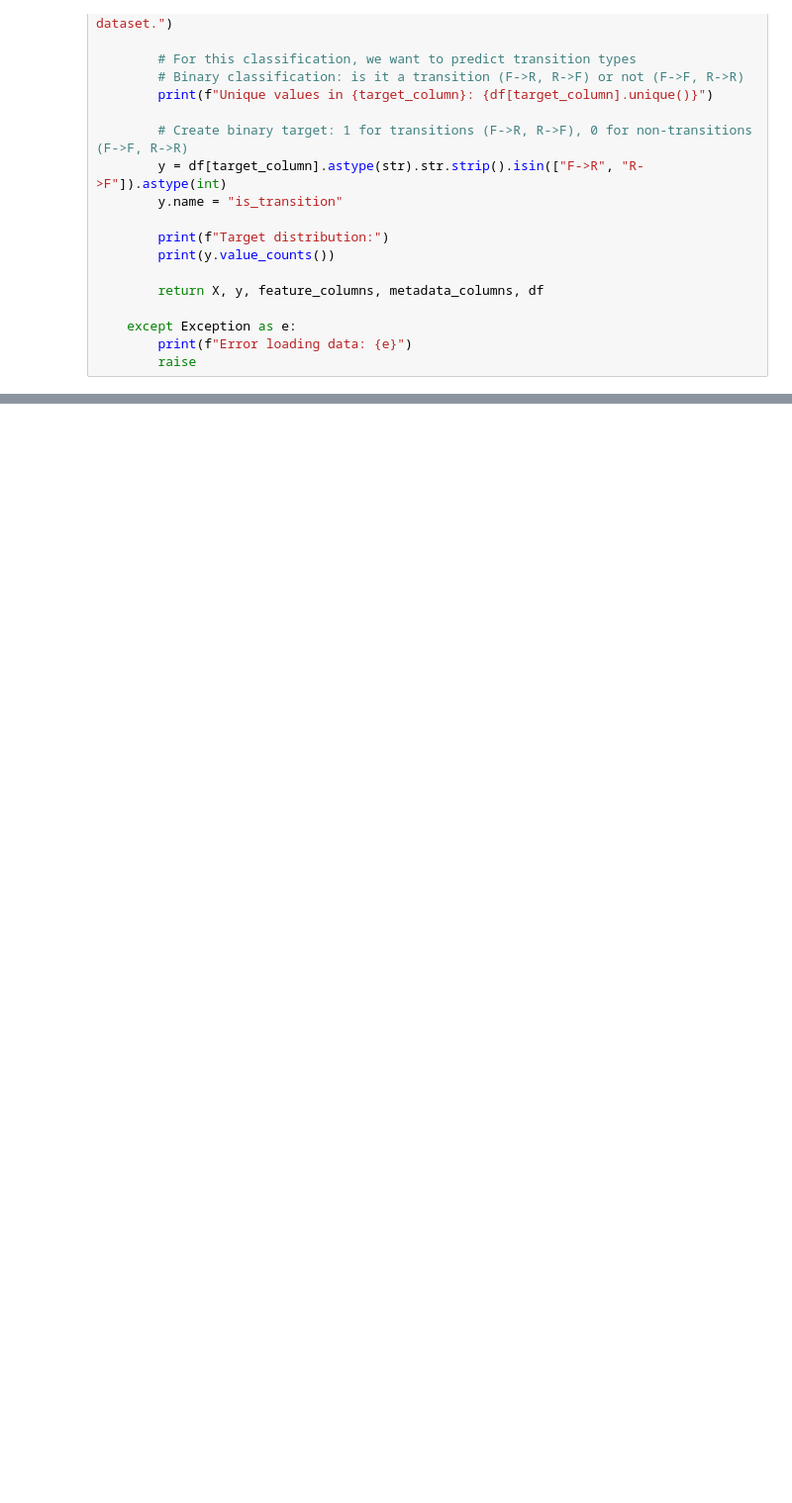
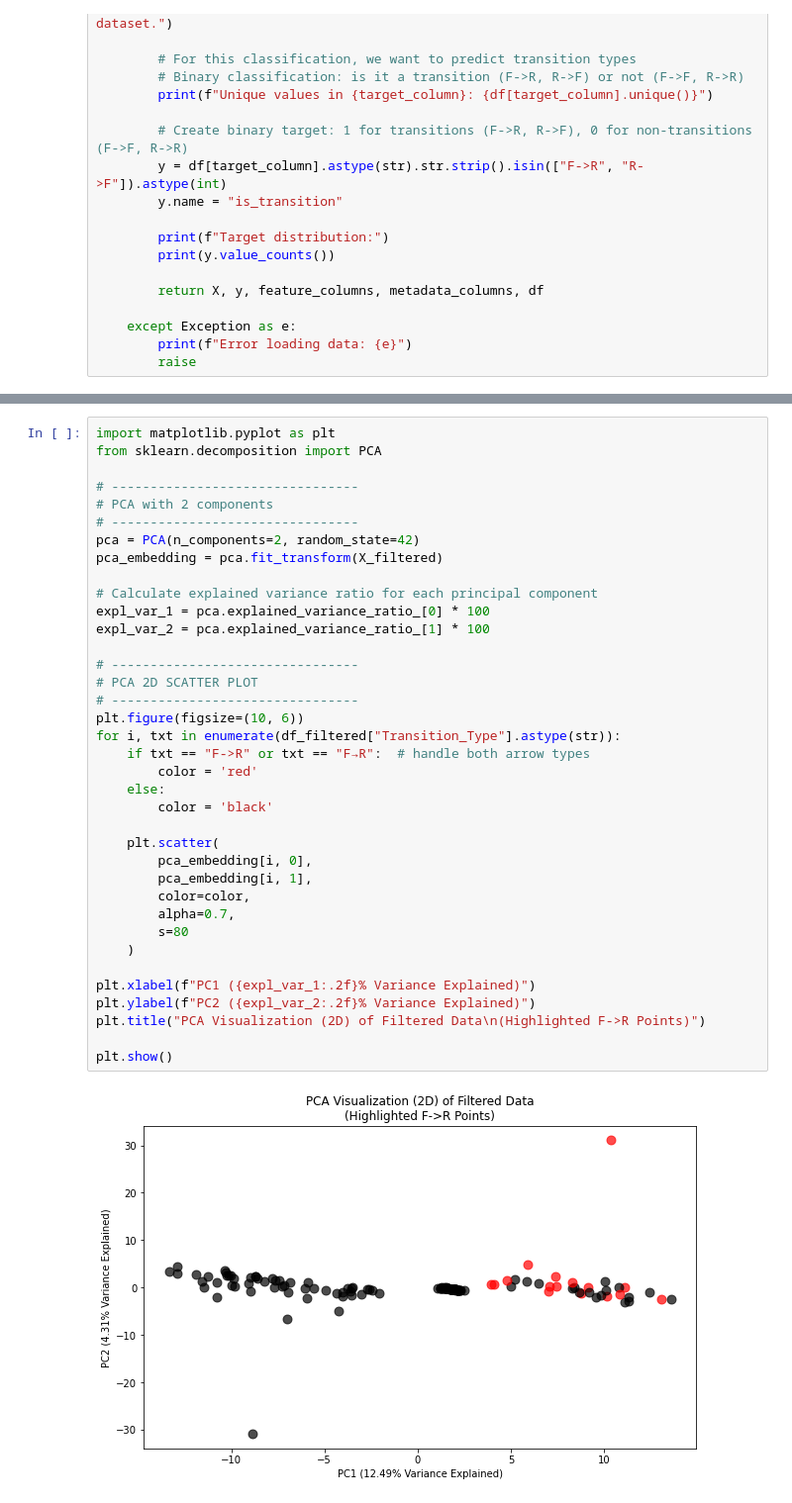
Before and after one commit to amirhdre/PiegonPersonal, a Jupyter notebook: lightgbm-tcr-transition-classifier.ipynb, the cells around one changed output, grey strips where cells are left out. Shown at 99% size. Cells and saved outputs as stored; diff of their text form; blank space fills up the shorter version.

```diff
--- a/lightgbm-tcr-transition-classifier.ipynb
+++ b/lightgbm-tcr-transition-classifier.ipynb
@@ -476,0 +497,39 @@ print("Feature importance analysis complete! Results saved as CSV files.")
+# %%
+import matplotlib.pyplot as plt
+from sklearn.decomposition import PCA
+
+# --------------------------------
+# PCA with 2 components
+# --------------------------------
+pca = PCA(n_components=2, random_state=42)
+pca_embedding = pca.fit_transform(X_filtered)
+
+# Calculate explained variance ratio for each principal component
+expl_var_1 = pca.explained_variance_ratio_[0] * 100
+expl_var_2 = pca.explained_variance_ratio_[1] * 100
+
+# --------------------------------
+# PCA 2D SCATTER PLOT
+# --------------------------------
+plt.figure(figsize=(10, 6))
+for i, txt in enumerate(df_filtered["Transition_Type"].astype(str)):
+    if txt == "F->R" or txt == "F→R":  # handle both arrow types
+        color = 'red'
+    else:
+        color = 'black'
+
+    plt.scatter(
+        pca_embedding[i, 0],
+        pca_embedding[i, 1],
+        color=color,
+        alpha=0.7,
+        s=80
+    )
+
+plt.xlabel(f"PC1 ({expl_var_1:.2f}% Variance Explained)")
+plt.ylabel(f"PC2 ({expl_var_2:.2f}% Variance Explained)")
+plt.title("PCA Visualization (2D) of Filtered Data\n(Highlighted F->R Points)")
+
+plt.show()
+# %% [output]
+[figure, added]
```
Also changed, not shown: parts of 5 cells of this notebook, 4 other files.
